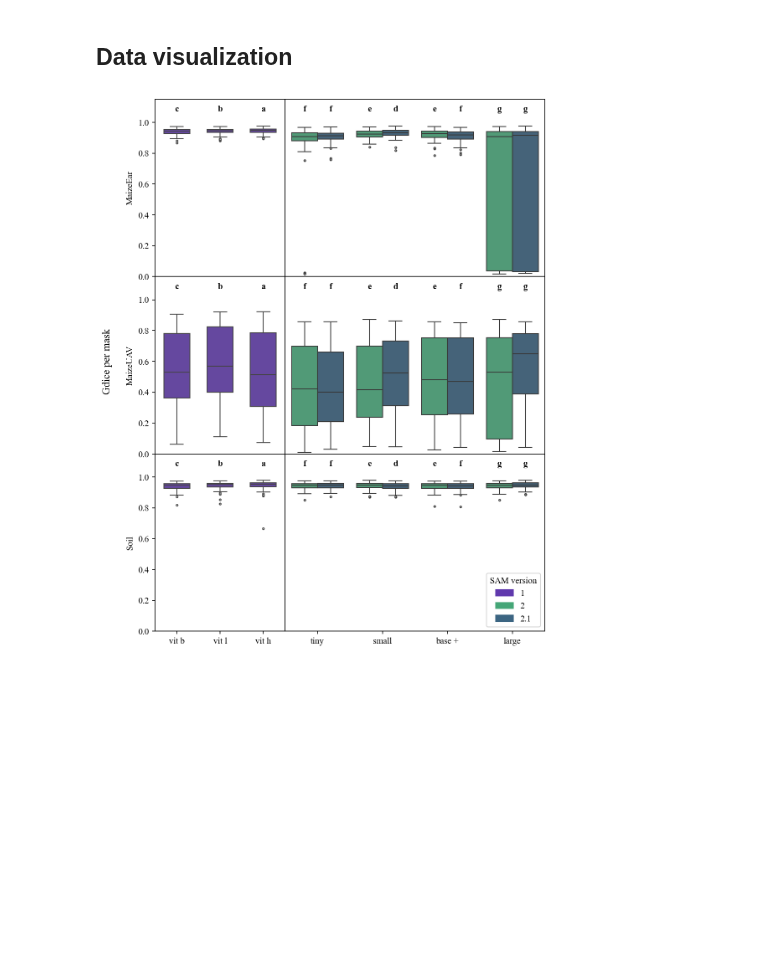
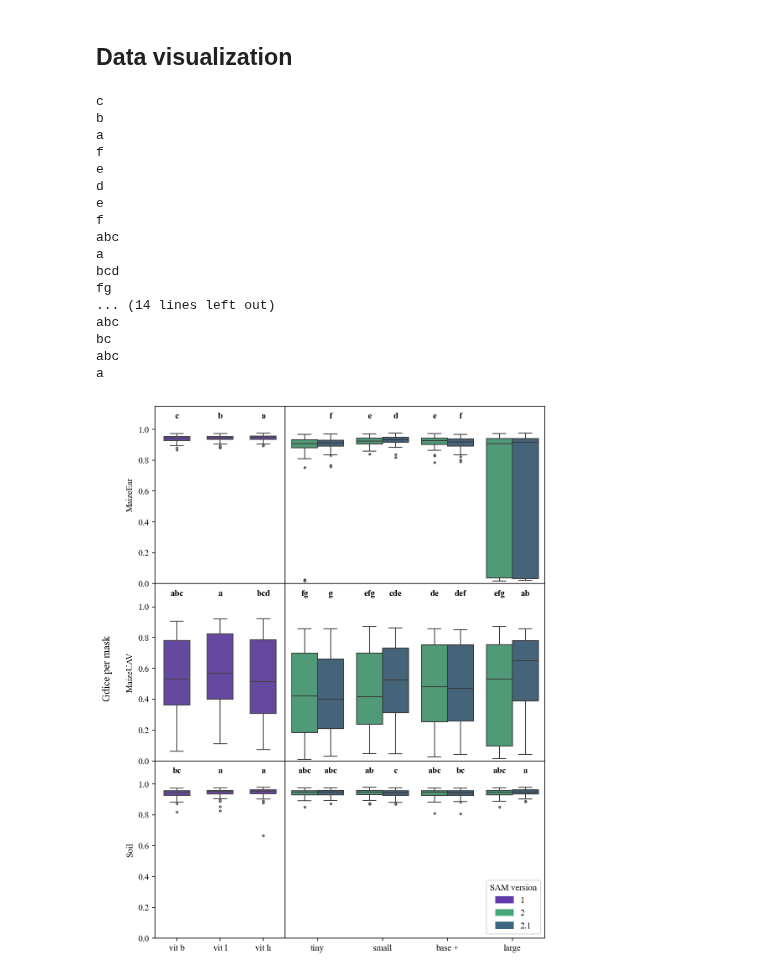
Before and after one commit to DerOehmer/ARAMSAM, a Jupyter notebook: DataVisualization/Backbone_experiment.ipynb, the cells around one changed output. Saved outputs shown, nothing was run; the diff lists cells and outputs as text; code cells hidden in the pictures; blank space fills up the shorter version.

Commit message:
Prelim data vis with sign letters for backbone exp

```diff
--- a/DataVisualization/Backbone_experiment.ipynb
+++ b/DataVisualization/Backbone_experiment.ipynb
@@ -64,6 +64,18 @@ dtype: object
 # %% [markdown]
 ## Data visualization
 # %%
+def read_sign_letters(file_paths: list[str]):
+    dset_dfs = []
+    dset_names = {'MED': 'MaizeEar', 'MUD':'MaizeUAV', 'SOD':'Soil'}
+    for file_path in file_paths:
+        df_dset = pd.read_csv(file_path)
+        dset_name = file_path.split('Letters')[-1].split('.csv')[0]
+        df_dset['Dataset'] = dset_name
+        dset_dfs.append(df_dset)
+    df_conc = pd.concat(dset_dfs, ignore_index=True)
+    df_conc['Dataset'] = df_conc['Dataset'].replace(dset_names)
+    return df_conc
+
 def get_violin_plot(df, xkey, ykey, colour_key):
     plt.rcParams["font.family"] = "Times New Roman"
     plt.figure(dpi=200)
@@ -89,14 +101,17 @@ def get_box_plot(df, xkey, ykey, colour_key, grid_key):
     plt.ylim(0, 1)
     plt.show()
 
-def get_box_plot_plt(df, xkey, ykey, colour_key, col_key, row_key, sign_letters: list = None):
+def _draw_text(ax, x, y, text):
+    if not pd.isna(text):
+        ax.text(x, y, text, horizontalalignment='center', size='medium', color='black', weight='semibold')
+
+def get_box_plot_plt(df, xkey, ykey, colour_key, col_key, row_key, df_sign_letters: pd.DataFrame = None):
     custom_cmap1 = sns.color_palette(['#6039ad'])
     custom_cmap2 = sns.color_palette(['#45a677', '#3c6582'])
     plt.rcParams["font.family"] = "Times New Roman"
     fig = plt.figure(dpi=150, figsize=(8, 11))
     gs = fig.add_gridspec(ncols=3, nrows=3, wspace=0, hspace=0)
     legend_handles = []
-    axticks = []
     for i, row_title in enumerate(df[row_key].unique()):
         df_row = df[df[row_key] == row_title]
         for j, col_title in enumerate(df[col_key].unique()):
@@ -131,7 +146,9 @@ def get_box_plot_plt(df, xkey, ykey, colour_key, col_key, row_key, sign_letters:
             ax.set_ylabel(row_title)
             ax.set_ylim(0, 1.15)
             ax.set_yticks(np.arange(0, 1.2, 0.2))
-            if sign_letters:
+            if df_sign_letters is not None:
+                sign_letters0 = df_sign_letters.loc[df_sign_letters['Dataset'] == row_title]
+                sign_letters = sign_letters0['letter'].to_list()
                 if col_title == "1":
                     offset = 0
                     group_split = False
@@ -140,15 +157,12 @@ def get_box_plot_plt(df, xkey, ykey, colour_key, col_key, row_key, sign_letters:
                     group_split = True
                 for tick, label in zip(ax.get_xticks(), ax.get_xticklabels()):
                     if group_split:
-                        ax.text(tick - box_width * 0.25, 1.07, sign_letters[tick + offset],
-                                horizontalalignment='center', size='medium', color='black', weight='semibold')
+                        _draw_text(ax, tick - box_width * 0.25, 1.07, sign_letters[tick + offset])
                         offset += 1
-                        ax.text(tick + box_width * 0.25, 1.07, sign_letters[tick + offset],
-                                horizontalalignment='center', size='medium', color='black', weight='semibold')
+                        _draw_text(ax, tick + box_width * 0.25, 1.07, sign_letters[tick + offset])
 
                     else:
-                        ax.text(tick, 1.07, sign_letters[tick],
-                                horizontalalignment='center', size='medium', color='black', weight='semibold')
+                        _draw_text(ax, tick, 1.07, sign_letters[tick])
                 if i == 2 and j == 1:
                     ax.legend(handles=legend_handles, loc='lower right').set_title('SAM version')
 
@@ -162,8 +176,27 @@ def get_swarm_plot(df, xkey, ykey, colour_key):
     sns.swarmplot(data=df, x=xkey, y=ykey, hue=colour_key, color='#2fb2b2')
     plt.show()
 # %%
-get_box_plot_plt(df, 'Weights path', 'Gdice per mask', 'Sam update', 'Sam generation', 'Dataset', ["c","b","a", "f", "f", "e", "d", "e",  "f", "g", "g"])
+df_sign_letters = read_sign_letters(['SignLettersMED.csv', 'SignLettersMUD.csv', 'SignLettersSOD.csv'])
+
+get_box_plot_plt(df, 'Weights path', 'Gdice per mask', 'Sam update', 'Sam generation', 'Dataset', df_sign_letters)
 #get_box_plot(df.loc[df["Dataset"]=="MaizeUAV"], 'Weights path', 'Gdice per mask', 'Sam generation')
 #get_box_plot(df.loc[df["Dataset"]=="Soil"], 'Weights path', 'Gdice per mask', 'Sam generation')
 # %% [output]
+c
+b
+a
+f
+e
+d
+e
+f
+abc
+a
+bcd
+fg
+... (14 lines left out)
+abc
+bc
+abc
+a
-[figure, old version]
+[figure, new version]
```
Also changed, not shown: 4 other files.
